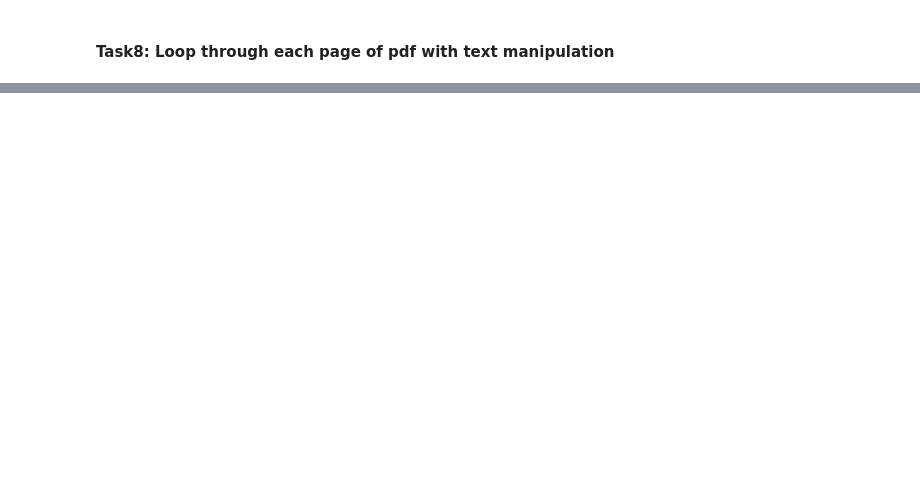
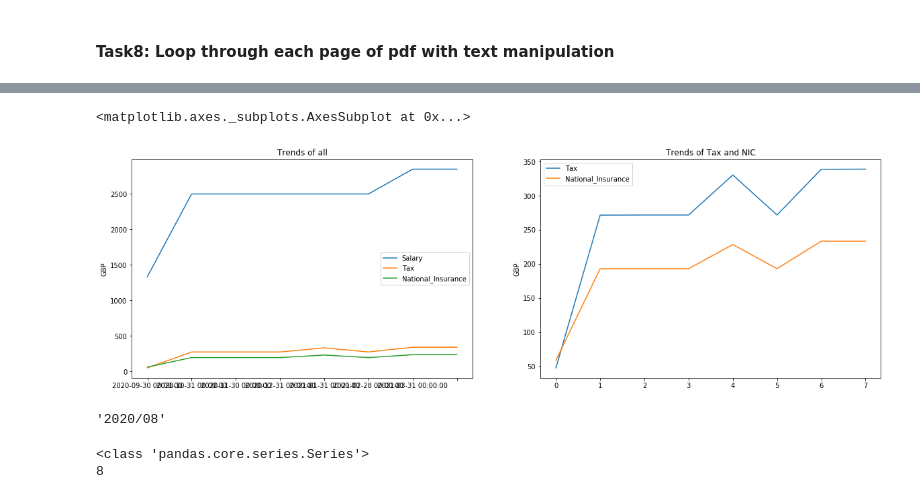
Before and after one commit to WhySeeYC/reference_app, a Jupyter notebook: fYnanCe/PyFinance.ipynb, the cells around one changed output, grey strips where cells are left out. Saved outputs shown, nothing was run; the diff lists cells and outputs as text; code cells hidden in the pictures; blank space fills up the shorter version.

Commit message:
Visualising finance trends

```diff
--- a/fYnanCe/PyFinance.ipynb
+++ b/fYnanCe/PyFinance.ipynb
@@ -731,0 +538,30 @@ df
+# %%
+# What is the trend of Salary and Tax and National Insurance Contribution?
+
+fig, axes = plt.subplots(nrows=1, ncols=2, figsize = (20,6))
+axes[0].set_ylabel("GBP")
+axes[1].set_ylabel("GBP")
+axes[0].set_xticklabels(df.Pay_Date)  #set the xtick label to use the column Pay_Date, but the timestamp is annoying
+
+df[ ["Salary", "Tax", "National_Insurance" ] ].plot.line(ax = axes[0], title = "Trends of all")
+df[ ["Tax", "National_Insurance" ] ].plot(kind = "line", ax = axes[1], title = "Trends of Tax and NIC")
+# %% [output]
+<matplotlib.axes._subplots.AxesSubplot at 0x...>
+[figure, added]
+# %%
+# Date Time manipulation. Resource: https://www.dataquest.io/blog/python-datetime-tutorial/
+df.Pay_Date[0].strftime("%Y/%m")
+# %% [output]
+'2020/08'
+# %%
+# Create a new list called YearMonth and assign it into the DataFrame
+YearMonth = []
+for i in range(len(df["Pay_Date"])):
+    a = df.Pay_Date[i].strftime("%Y/%m")
+    YearMonth.append(a)
+df["YearMonth"] = YearMonth
+print(type(df["YearMonth"])) # type is <class 'pandas.core.series.Series'>
+print(len(df["YearMonth"]))  # Make sure that the for loop run properly
+# %% [output]
+<class 'pandas.core.series.Series'>
+8
```
Also changed, not shown: parts of 38 cells of this notebook, 1 other file.
